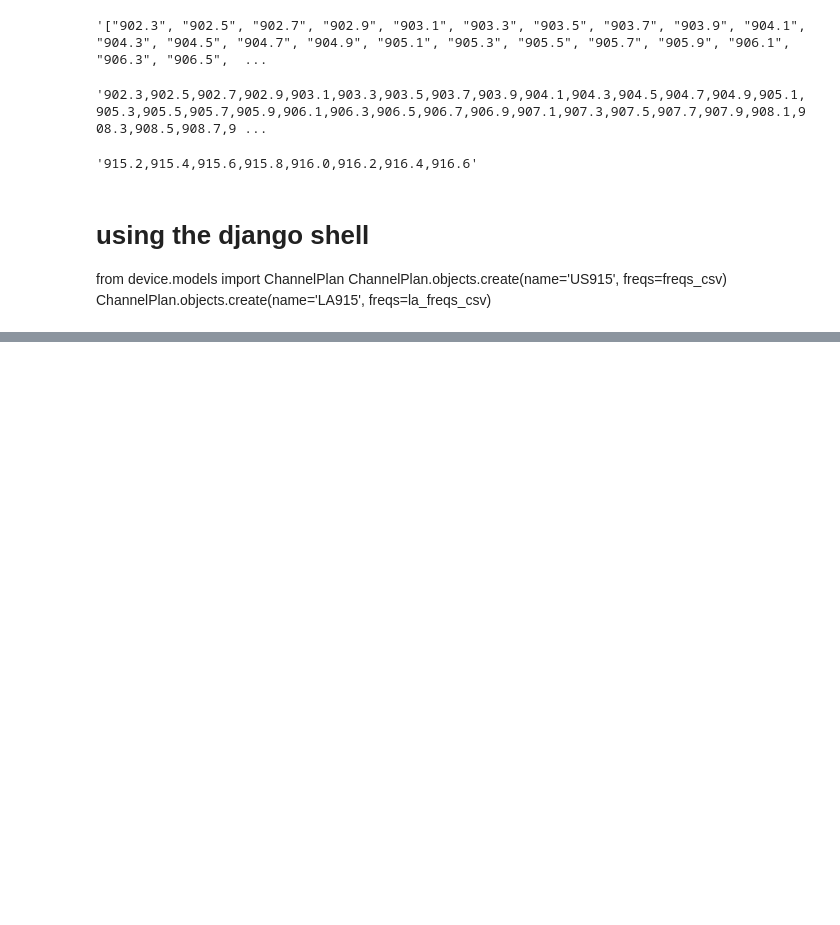
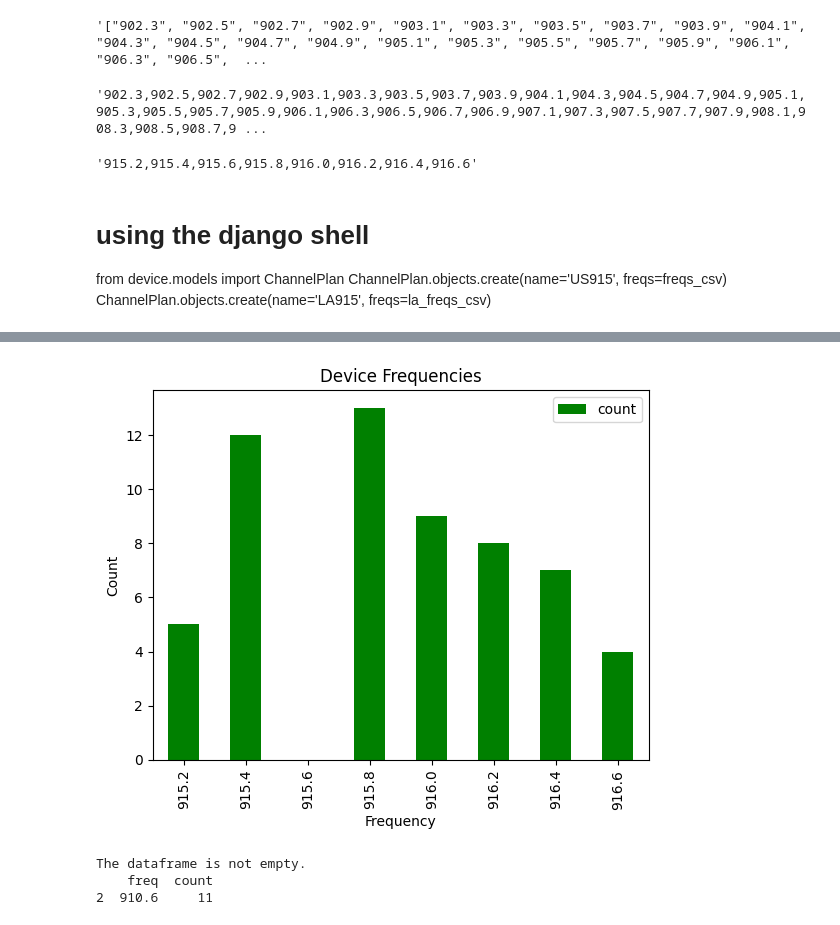
Before and after one commit to sheeriot/surveyor, a Jupyter notebook: notebooks/channels.ipynb, the cells around one changed output, grey strips where cells are left out. Cells and saved outputs as stored; diff of their text form; code cells hidden in the pictures; blank space fills up the shorter version.

Commit message:
add tables and graphs for channel plans

```diff
--- a/notebooks/channels.ipynb
+++ b/notebooks/channels.ipynb
@@ -28,0 +62,6 @@ ChannelPlan.objects.create(name='LA915', freqs=la_freqs_csv)
+# %%
+
+# set the channel plan
+cp_freqs = ['915.2', '915.4', '915.6', '915.8', '916.0', '916.2', '916.4', '916.6']
+print(type(cp_freqs))
+print(cp_freqs)
@@ -28,0 +71,5 @@ ChannelPlan.objects.create(name='LA915', freqs=la_freqs_csv)
+# %%
+device_freqs_in_df = device_freqs_df[device_freqs_df['freq'].isin(cp_freqs)]
+device_freqs_out_df = device_freqs_df[~device_freqs_df['freq'].isin(cp_freqs)]
+print(device_freqs_in_df.info())
+print(device_freqs_out_df)
@@ -28,0 +89,10 @@ ChannelPlan.objects.create(name='LA915', freqs=la_freqs_csv)
+# %%
+# Create a dataframe from the list
+cp_freqs_df = pd.DataFrame(cp_freqs, columns=['freq'])
+device_freqs_in_df = cp_freqs_df.merge(device_freqs_in_df, on='freq', how='outer').fillna(0)
+device_freqs_in_df['count'] = device_freqs_in_df['count'].astype(int)
+
+print(device_freqs_in_df.info())
+print(device_freqs_in_df)
+print(device_freqs_out_df.info())
+print(device_freqs_out_df)
@@ -28,0 +130,5 @@ ChannelPlan.objects.create(name='LA915', freqs=la_freqs_csv)
+# %%
+df_in = device_freqs_in_df.set_index('freq').T
+
+print(df_in.info())
+print(df_in)
@@ -28,0 +154,26 @@ ChannelPlan.objects.create(name='LA915', freqs=la_freqs_csv)
+# %%
+
+
+device_freqs_in_df.plot(x='freq', y='count', kind='bar', color='green')
+plt.xlabel('Frequency')
+plt.ylabel('Count')
+plt.title('Device Frequencies')
+
+
+plt.show()
+# %% [output]
+[figure, added]
+# %%
+device_freqs_out_df
+
+if device_freqs_out_df.empty:
+    # Perform actions if the dataframe is empty
+    print("The dataframe is empty.")
+else:
+    # Perform actions if the dataframe is not empty
+    print("The dataframe is not empty.")
+    print(device_freqs_out_df)
+# %% [output]
+The dataframe is not empty.
+    freq  count
+2  910.6     11
```
Also changed, not shown: parts of 8 cells of this notebook, 5 other files.
